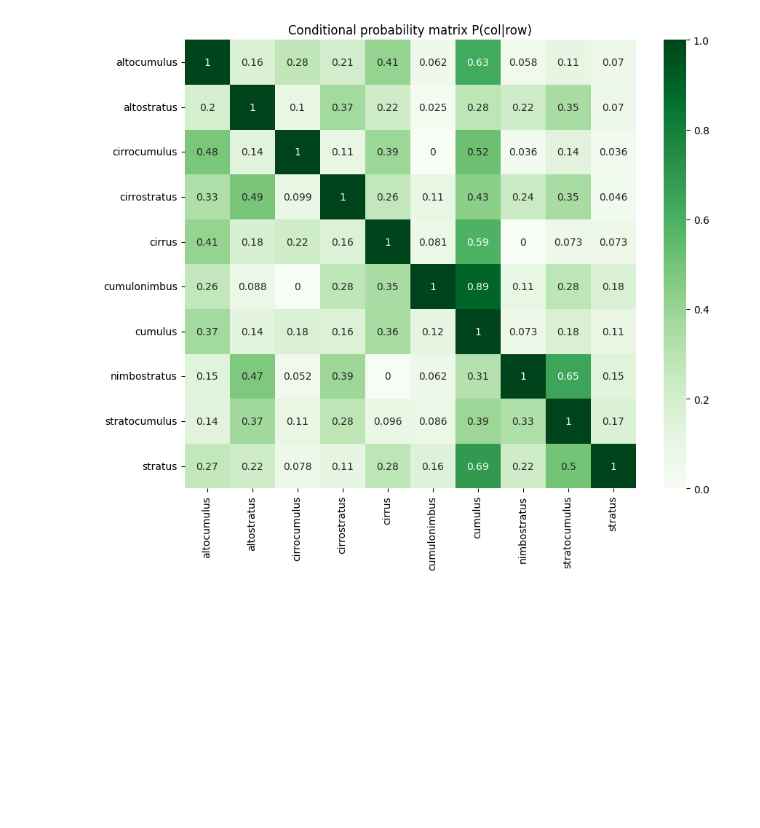
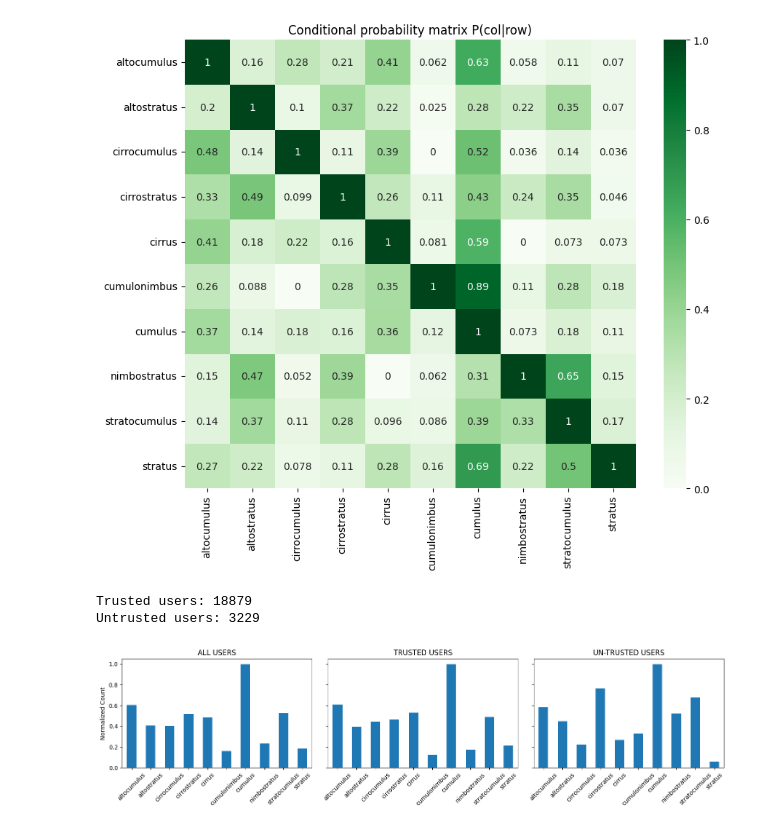
Before and after one commit to oliverflood/atmoscope, a Jupyter notebook: notebooks/04_colab_eda.ipynb, the cells around one changed output. Saved outputs shown, nothing was run; the diff lists cells and outputs as text; code cells hidden in the pictures; blank space fills up the shorter version.

Commit message:
Add EDA for trusted users & dataframe without local image downloads

```diff
--- a/notebooks/04_colab_eda.ipynb
+++ b/notebooks/04_colab_eda.ipynb
@@ -142,3 +142,75 @@ plt.title("Conditional probability matrix P(col|row)")
 plt.show()
 # %% [output]
 [figure]
+# %%
+##############################
+#                            #
+#                            #
+#                            #
+# NO LOCAL IMAGES DATAFRAME  #
+#                            #
+#                            #
+#                            #
+##############################
+
+df_all = pd.read_csv(f'{DATA_PROCESSED}/main_no_images.csv')
+
+num_pics = {}
+for _, row in df_all.iterrows():
+    user_id = row['user_id']
+    num_pics[user_id] = num_pics.get(user_id, 0) + 1
+
+# keys = list(user_dict.keys())
+# keys.sort(key=lambda k: user_dict[k], reverse=True)
+
+# trusted_user_total = 0
+# for key in keys:
+#     print(key, user_dict[key])
+    # if user_dict[key] > cutoff:
+    #     trusted_user_total += user_dict[key]
+
+# print(f"cutoff: {cutoff}")
+# print(f"total photos by trusted users: {trusted_user_total}")
+# print(f"total photos: {sum(user_dict.values())}")
+
+
+
+# for key in keys:
+    # print(key, user_dict[key])
+
+trusted_users = [id for id in df_all['user_id'] if 300 > num_pics[id]]
+
+df_trusted = df_all[df_all['user_id'].isin(trusted_users)]
+df_untrusted = df_all[~df_all['user_id'].isin(trusted_users)]
+
+print(f"Trusted users: {len(df_trusted)}")
+print(f"Untrusted users: {len(df_untrusted)}")
+# %% [output]
+Trusted users: 18879
+Untrusted users: 3229
+# %%
+import matplotlib.pyplot as plt
+
+fig, axes = plt.subplots(1, 3, figsize=(15, 4), sharey=True)
+
+def plot_norm(df, title, ax):
+    counts = df[CLOUD_COLS].sum()
+    counts = counts / counts.max()
+    counts.plot(kind="bar", ax=ax)
+    ax.set_title(title)
+    ax.set_ylabel("Normalized Count")
+    ax.tick_params(axis="x", rotation=45)
+
+# ALL USERS
+plot_norm(df_all, "ALL USERS", axes[0])
+
+# TRUSTED USERS
+plot_norm(df_trusted, "TRUSTED USERS", axes[1])
+
+# UN-TRUSTED USERS
+plot_norm(df_untrusted, "UN-TRUSTED USERS", axes[2])
+
+plt.tight_layout()
+plt.show()
+# %% [output]
+[figure, added]
```
Also changed, not shown: parts of 13 cells of this notebook, 1 other file.
